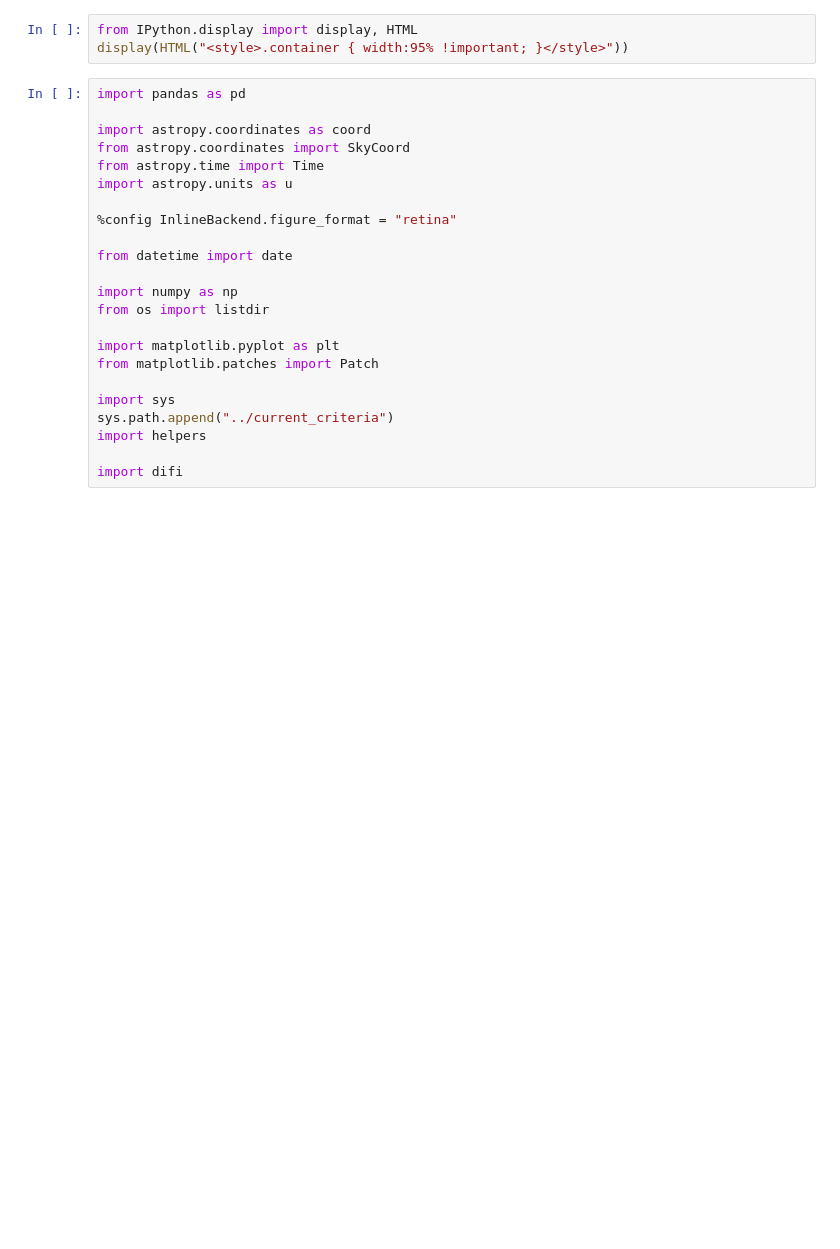
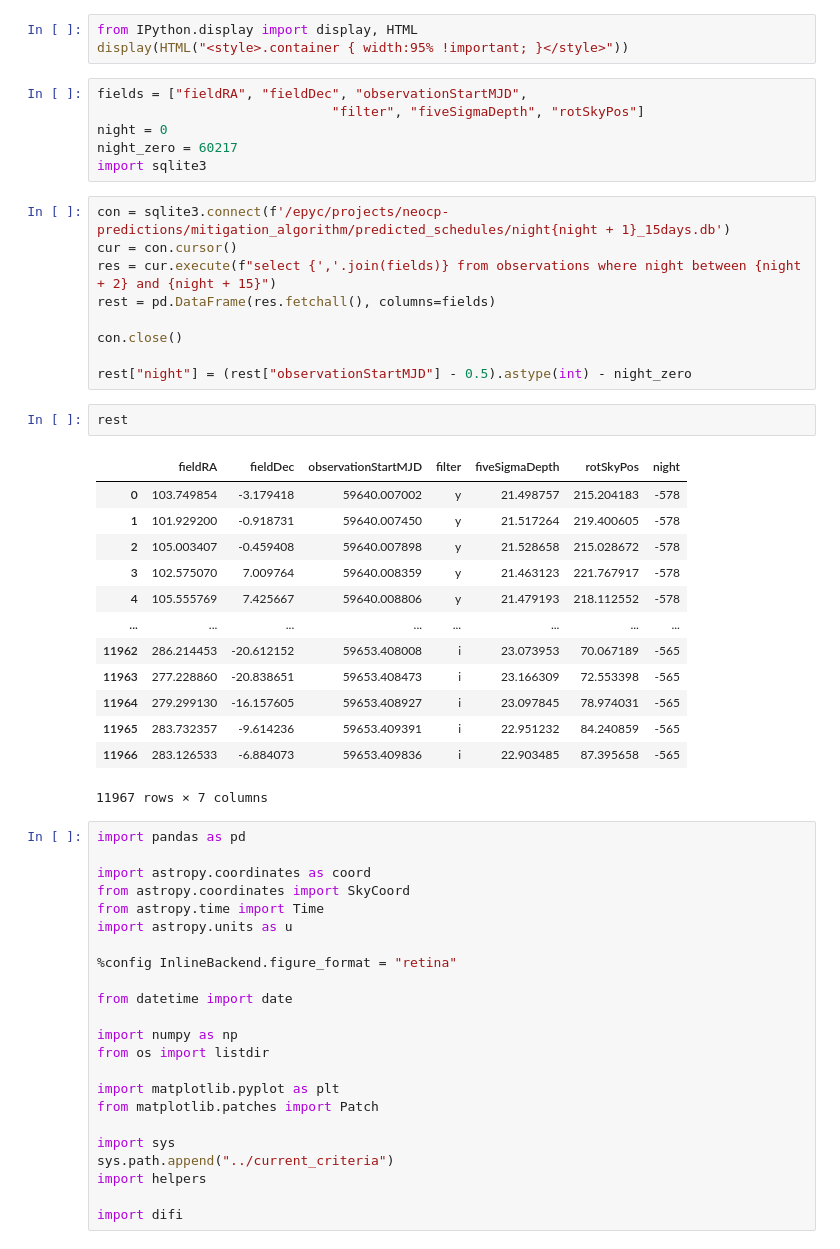
Before and after one commit to TomWagg/lsst-neocp-predictions, a Jupyter notebook: discussion/digest2 over entire LSST.ipynb, the cells around one changed output. Drawn from its saved outputs; the diff is of its cells as text; blank space fills up the shorter version.

```diff
--- a/discussion/digest2 over entire LSST.ipynb
+++ b/discussion/digest2 over entire LSST.ipynb
@@ -7,6 +7,37 @@ You can find code for creating Figure 7.
 # %%
 from IPython.display import display, HTML
 display(HTML("<style>.container { width:95% !important; }</style>"))
+# %%
+fields = ["fieldRA", "fieldDec", "observationStartMJD",
+                              "filter", "fiveSigmaDepth", "rotSkyPos"]
+night = 0
+night_zero = 60217
+import sqlite3
+# %%
+con = sqlite3.connect(f'/epyc/projects/neocp-predictions/mitigation_algorithm/predicted_schedules/night{night + 1}_15days.db')
+cur = con.cursor()
+res = cur.execute(f"select {','.join(fields)} from observations where night between {night + 2} and {night + 15}")
+rest = pd.DataFrame(res.fetchall(), columns=fields)
+
+con.close()
+
+rest["night"] = (rest["observationStartMJD"] - 0.5).astype(int) - night_zero
+# %%
+rest
+# %% [output]
+|  | fieldRA | fieldDec | observationStartMJD | filter | fiveSigmaDepth | rotSkyPos | night |
+| 0 | 103.749854 | -3.179418 | 59640.007002 | y | 21.498757 | 215.204183 | -578 |
+| 1 | 101.929200 | -0.918731 | 59640.007450 | y | 21.517264 | 219.400605 | -578 |
+| 2 | 105.003407 | -0.459408 | 59640.007898 | y | 21.528658 | 215.028672 | -578 |
+| 3 | 102.575070 | 7.009764 | 59640.008359 | y | 21.463123 | 221.767917 | -578 |
+| 4 | 105.555769 | 7.425667 | 59640.008806 | y | 21.479193 | 218.112552 | -578 |
+| ... | ... | ... | ... | ... | ... | ... | ... |
+| 11962 | 286.214453 | -20.612152 | 59653.408008 | i | 23.073953 | 70.067189 | -565 |
+| 11963 | 277.228860 | -20.838651 | 59653.408473 | i | 23.166309 | 72.553398 | -565 |
+| 11964 | 279.299130 | -16.157605 | 59653.408927 | i | 23.097845 | 78.974031 | -565 |
+| 11965 | 283.732357 | -9.614236 | 59653.409391 | i | 22.951232 | 84.240859 | -565 |
+| 11966 | 283.126533 | -6.884073 | 59653.409836 | i | 22.903485 | 87.395658 | -565 |
+11967 rows × 7 columns
 # %%
 import pandas as pd
 
```
Also changed, not shown: parts of 4 cells of this notebook, 2 other files.
